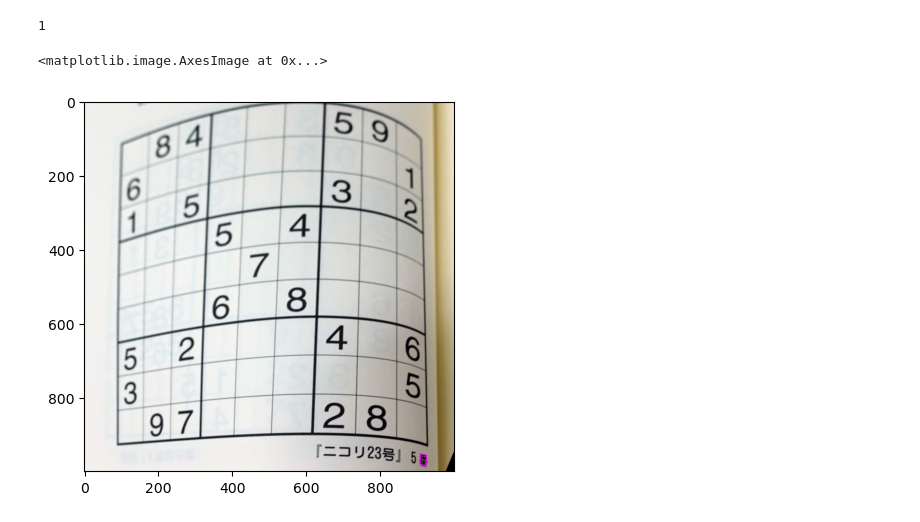
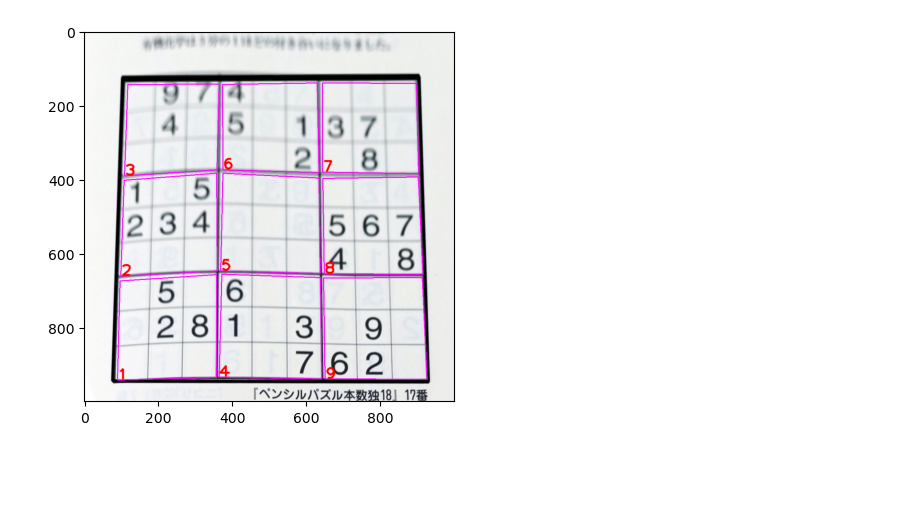
Before and after one commit to hakoshie/sudoku, a Jupyter notebook: recog_l3.ipynb, the cells around one changed output. Drawn from its saved outputs; the diff is of its cells as text; code cells hidden in the pictures; blank space fills up the shorter version.

```diff
--- a/recog_l3.ipynb
+++ b/recog_l3.ipynb
@@ -9,10 +9,10 @@ import os
 # %%
 # image = cv2.imread("./data/level3/sample.jpg", cv2.IMREAD_COLOR)
 num=15
-image = cv2.imread(f"./data/level3/sudoku_000{num}.jpg", cv2.IMREAD_COLOR)
-num=28
+# image = cv2.imread(f"./data/level3/sudoku_000{num}.jpg", cv2.IMREAD_COLOR)
+num=27
 # image = cv2.imread(f"./data/level1/sudoku_0{num}.jpg", cv2.IMREAD_COLOR)
-# image = cv2.imread(f"./data/level2/sudoku_000{num}.jpg", cv2.IMREAD_COLOR)
+image = cv2.imread(f"./data/level2/sudoku_000{num}.jpg", cv2.IMREAD_COLOR)
 image = cv2.cvtColor(image, cv2.COLOR_BGR2RGB)
 
 trim_percentage=0.002
@@ -56,5 +56,6 @@ plt.show()
 # %%
-contours, _ = cv2.findContours(edge, cv2.RETR_TREE, cv2.CHAIN_APPROX_SIMPLE)
+# contours, _ = cv2.findContours(edge, cv2.RETR_TREE, cv2.CHAIN_APPROX_SIMPLE)
+contours, _ = cv2.findContours(edge, cv2.RETR_EXTERNAL, cv2.CHAIN_APPROX_SIMPLE)
 result = image.copy()
 cv2.drawContours(result, contours, -1, (255, 0, 0), 3, cv2.LINE_AA)
 plt.imshow(result)
@@ -130,7 +132,10 @@ plt.show()
 # %%
 # さっきのところを切り取って射影変換
 x, y, w, h = cv2.boundingRect(new_approx)
-cropped = image[y:y+h, x:x+w]
+padding=100
+color = [255, 255, 255] #白
+result= cv2.copyMakeBorder(result, padding,padding,padding,padding, cv2.BORDER_CONSTANT, value=color)
+cropped = result[y+padding:y+padding+h, x+padding:x+padding+w]
 plt.imshow(cropped)
 plt.show()
 # print(approx)
@@ -179,5 +184,5 @@ plt.show()
 # %%
-def is_square(sides):
+def is_square(cnt,sides):
 
     # 輪郭の面積と外接矩形の面積を比較
     area = cv2.contourArea(cnt)
@@ -188,39 +193,31 @@ def is_square(sides):
     if area / rect_area < 0.3 or area / rect_area > 3:
         return False
     return True
-
-n_close,n_open=2,2
-n_dilate,n_erode=2,1
-# 正方形を検出する
-# 画像をグレースケールに変換する
-
+n_dilate,n_erode,clipLimit2,tileGridSize2,clahe_time2=4,3,.46,7,2
 gray = cv2.cvtColor(result, cv2.COLOR_BGR2GRAY)
 gray= cv2.bilateralFilter(gray, 11, 2,2)
-# gamma = 1.4
-# inv_gamma = 1.0 / gamma
-# table = np.array([((i / 255.0) ** inv_gamma) * 255 for i in np.arange(0, 256)]).astype("uint8")
-# gray = cv2.LUT(gray, table)
 
 # Apply CLAHE
-clahe = cv2.createCLAHE(clipLimit=1.5, tileGridSize=(8,8))
-gray = clahe.apply(gray)
+clahe = cv2.createCLAHE(clipLimit=clipLimit2, tileGridSize=(tileGridSize2,tileGridSize2))
+for i in range(clahe_time2):
+    gray = clahe.apply(gray)
 
 # Apply histogram equalization
-# # gray = cv2.equalizeHist(gray)
-# kernel = np.ones((2,2), np.uint8)
-# gray = cv2.morphologyEx(gray, cv2.MORPH_DILATE, kernel,iterations=n_dilate)
-# gray = cv2.morphologyEx(gray, cv2.MORPH_ERODE, kernel,iterations=n_erode)
+# gray = cv2.equalizeHist(gray)
+kernel = np.ones((2,2), np.uint8)
+gray = cv2.morphologyEx(gray, cv2.MORPH_DILATE, kernel,iterations=n_dilate)
+gray = cv2.morphologyEx(gray, cv2.MORPH_ERODE, kernel,iterations=n_erode)
 
-# # Apply denoising
-# gray = cv2.fastNlMeansDenoising(gray, None, 10, 7, 21)
+# Apply denoising
+gray = cv2.fastNlMeansDenoising(gray, None, 10, 7, 21)
 
 # 大津の二値化を適用
 thresh, binary = cv2.threshold(gray, 0, 255, cv2.THRESH_OTSU)
-new_thr = min(int(thresh * 1.05), 255)
-_, binary = cv2.threshold(gray, new_thr, 255, cv2.THRESH_BINARY)
+# new_thr = min(int(thresh * otsu_times), 255)
+# _, binary = cv2.threshold(gray, new_thr, 255, cv2.THRESH_BINARY)
 edge = cv2.Canny(binary, 100, 200)
-edge = cv2.dilate(edge, np.ones((5, 5), dtype=edge.dtype))
-edge = cv2.erode(edge, np.ones((3, 3), dtype=edge.dtype))
+edge = cv2.dilate(edge, np.ones((11, 11), dtype=edge.dtype))
+edge = cv2.erode(edge, np.ones((9, 9), dtype=edge.dtype))
 # 輪郭を検出する
 contours, hierarchy = cv2.findContours(edge, cv2.RETR_TREE, cv2.CHAIN_APPROX_SIMPLE)
 
@@ -230,46 +227,43 @@ contours, hierarchy = cv2.findContours(edge, cv2.RETR_TREE, cv2.CHAIN_APPROX_SIM
 res2 = result.copy()
 count=0
 # contours=sorted(contours, key=lambda x:x[0][0][0])
-# contours=sorted(contours, key=lambda c: (cv2.boundingRect(c)[0], cv2.boundingRect(c)[1]))
+contours=sorted(contours, key=lambda c: (cv2.boundingRect(c)[0], cv2.boundingRect(c)[1]))
 # contours=sorted(contours, key=lambda x:x[0][0][1])
 squares=[]
-for j,cnt in enumerate(contours):
+for cnt in contours:
     # 輪郭線の近似を行う
     arclen = cv2.arcLength(cnt, True)
     approx = cv2.approxPolyDP(cnt, arclen * 7e-2, True)
     if len(approx) == 4:
 
         # 各辺の長さを計算する
         sides = []
         points = []
         for i in range(4):
             x1, y1 = approx[i][0]
             x2, y2 = approx[(i + 1) % 4][0]
             side = np.sqrt((x2 - x1)**2 + (y2 - y1)**2)
             points.append([x1, y1])
             sides.append(side)
         points=sorted(points, key=lambda x:x[0])
         if points[0][1]<points[1][1]:
             points[0],points[1]=points[1],points[0]
 
         # 各辺の長さがほぼ等しい場合、正方形とみなす
         # if np.std(sides) < np.mean(sides) :
-        # if is_square(sides):
-        #     if max(sides) >= result.shape[0] / 2 or min(sides) <= result.shape[0] / 9:
-        #         continue
-            # # if min(sides) <= result.shape[0] / 9:
-        if hierarchy[0][j][3]==0:
+        if is_square(cnt,sides):
+            if max(sides) >= result.shape[0] / 2 or min(sides) <= result.shape[0] / 9:
+            # if min(sides) <= result.shape[0] / 9:
+                continue
             cv2.drawContours(res2, [approx], -1, (255,0,255), 2)
             # put number
             count+=1
             squares.append(approx)
-        # cv2.putText(res2, str(count), (points[0][0],points[0][1]), cv2.FONT_HERSHEY_PLAIN, 3, (255,0,0), 3, cv2.LINE_AA)
-print(count)
+            cv2.putText(res2, str(count), (points[0][0],points[0][1]), cv2.FONT_HERSHEY_PLAIN, 3, (255,0,0), 3, cv2.LINE_AA)
 plt.imshow(res2)
+plt.show()
 # %% [output]
-1
-<matplotlib.image.AxesImage at 0x...>
-[figure, old version]
+[figure, new version]
 # %%
 # contoursのソート
 # 左上の輪郭を取得する
```
Also changed, not shown: parts of 8 cells of this notebook, 2 other files.
